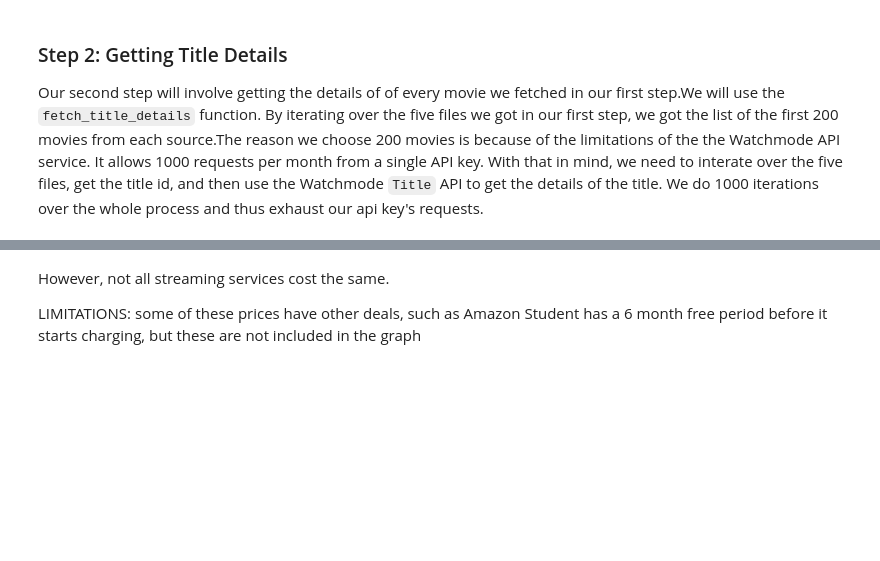
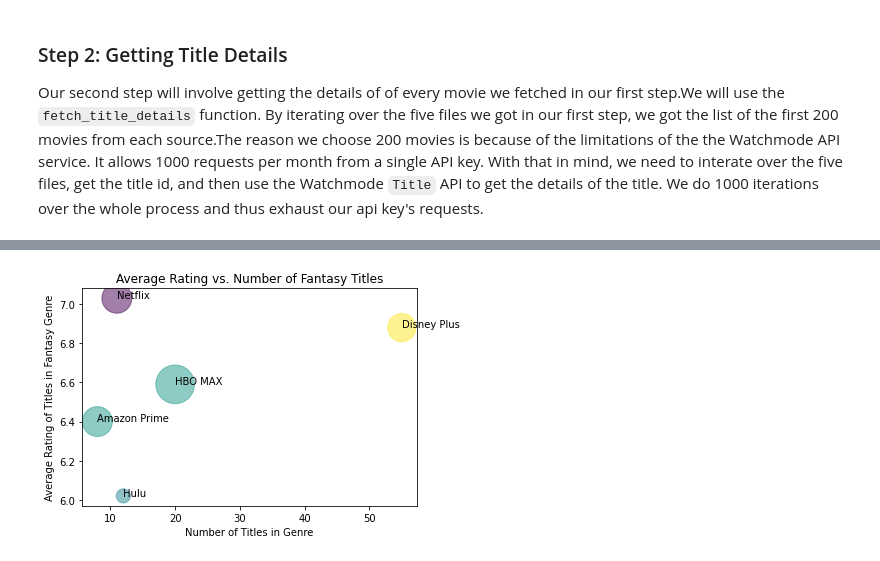
Before and after one commit to olincollege/superior-streaming-service, a Jupyter notebook: superior-movie-service.ipynb, the cells around one changed output, grey strips where cells are left out. Drawn from its saved outputs; the diff is of its cells as text; code cells hidden in the pictures; blank space fills up the shorter version.

```diff
--- a/superior-movie-service.ipynb
+++ b/superior-movie-service.ipynb
@@ -86,7 +110,5 @@ api.scatter_plot_genre("Horror")
 # %%
 import api
-api.bubble_plot_genre("Horror", student=True)
+api.bubble_plot_genre("Fantasy", student=True)
+# %% [output]
+[figure, added]
-# %% [markdown]
-However, not all streaming services cost the same.
-
-LIMITATIONS: some of these prices have other deals, such as Amazon Student has a 6 month free period before it starts charging, but these are not included in the graph
```
Also changed, not shown: parts of 21 cells of this notebook, 1 other file.
